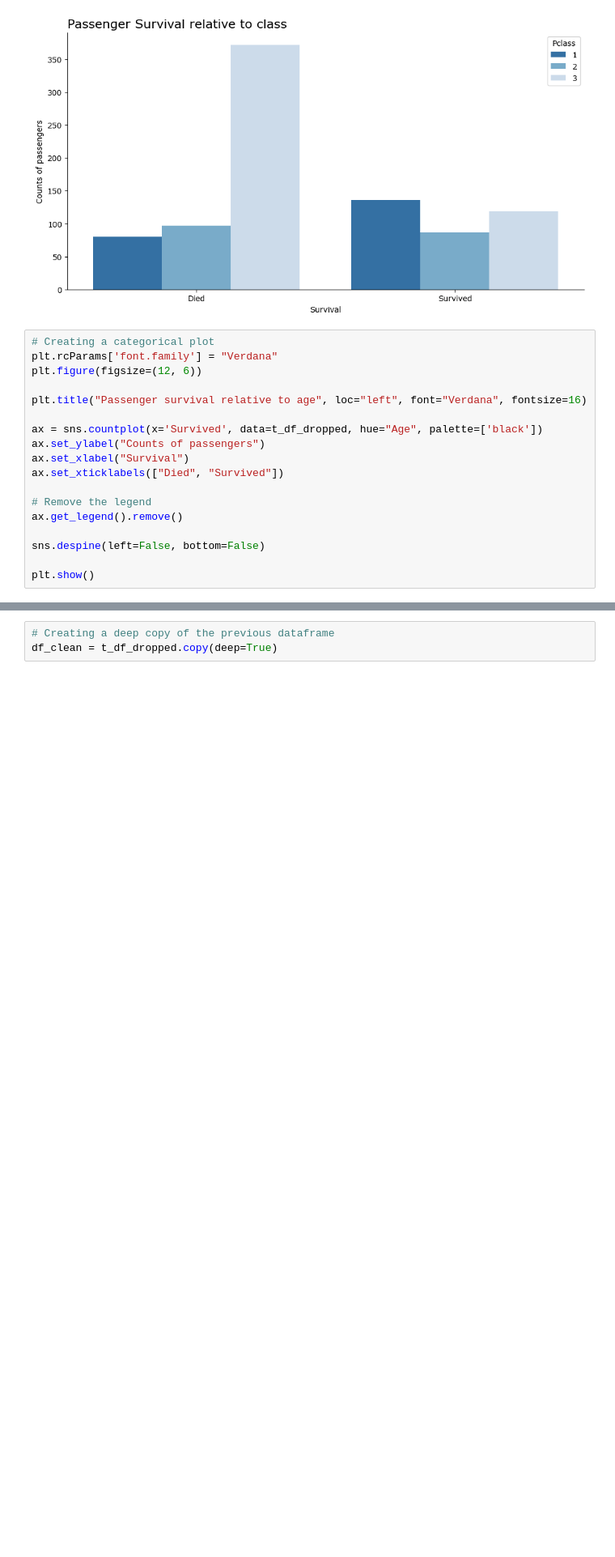
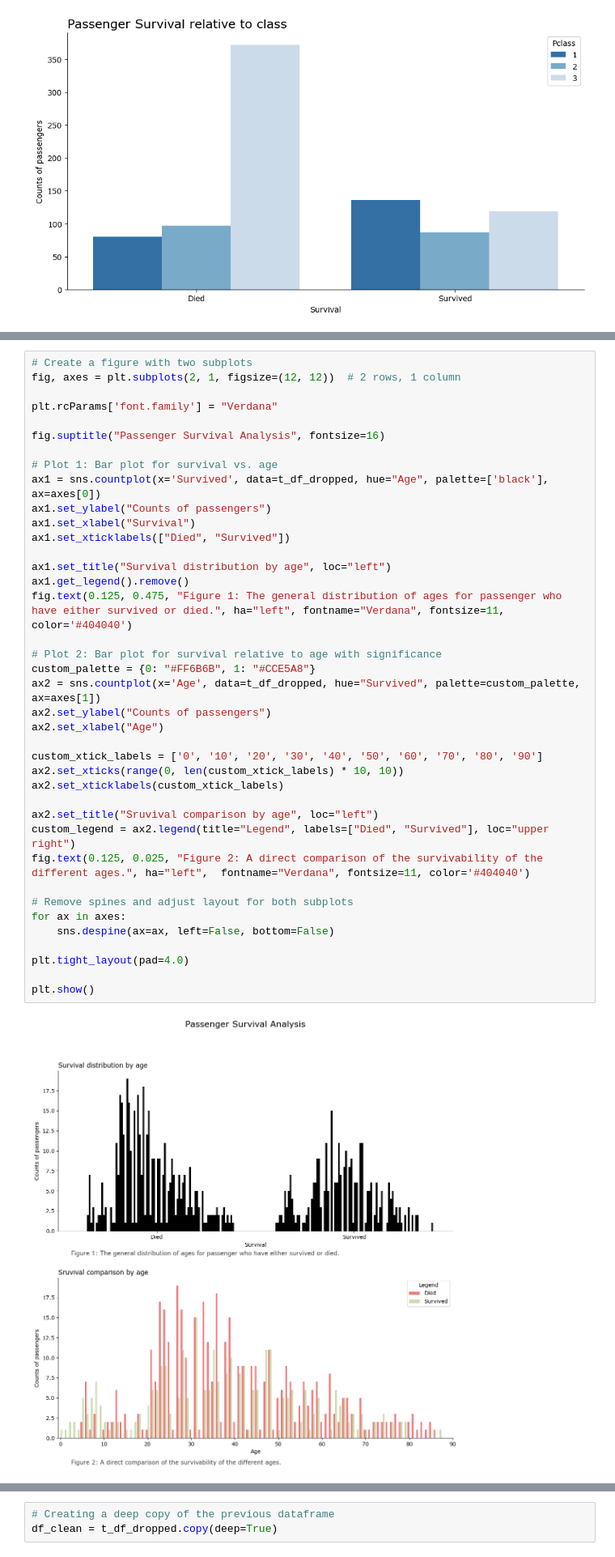
Before and after one commit to n3ur0mancer/kaggle_titanic_competition, a Jupyter notebook: titanic_comp_full.ipynb, the cells around one changed output, grey strips where cells are left out. Shown at 81% size. Cells and saved outputs as stored; diff of their text form; blank space fills up the shorter version.

```diff
--- a/titanic_comp_full.ipynb
+++ b/titanic_comp_full.ipynb
@@ -212,21 +215,3 @@ sns.despine(left=False, bottom=False)
 plt.show()
 # %% [output]
 [figure]
-# %%
-# Creating a categorical plot
-plt.rcParams['font.family'] = "Verdana"
-plt.figure(figsize=(12, 6))
-
-plt.title("Passenger survival relative to age", loc="left", font="Verdana", fontsize=16)
-
-ax = sns.countplot(x='Survived', data=t_df_dropped, hue="Age", palette=['black'])
-ax.set_ylabel("Counts of passengers")
-ax.set_xlabel("Survival")
-ax.set_xticklabels(["Died", "Survived"])
-
-# Remove the legend
-ax.get_legend().remove()
-
-sns.despine(left=False, bottom=False)
-
-plt.show()
@@ -258,0 +256,41 @@ plt.show()
+# %%
+# Create a figure with two subplots
+fig, axes = plt.subplots(2, 1, figsize=(12, 12))  # 2 rows, 1 column
+
+plt.rcParams['font.family'] = "Verdana"
+
+fig.suptitle("Passenger Survival Analysis", fontsize=16)
+
+# Plot 1: Bar plot for survival vs. age
+ax1 = sns.countplot(x='Survived', data=t_df_dropped, hue="Age", palette=['black'], ax=axes[0])
+ax1.set_ylabel("Counts of passengers")
+ax1.set_xlabel("Survival")
+ax1.set_xticklabels(["Died", "Survived"])
+
+ax1.set_title("Survival distribution by age", loc="left")
+ax1.get_legend().remove()
+fig.text(0.125, 0.475, "Figure 1: The general distribution of ages for passenger who have either survived or died.", ha="left", fontname="Verdana", fontsize=11, color='#404040')
+
+# Plot 2: Bar plot for survival relative to age with significance
+custom_palette = {0: "#FF6B6B", 1: "#CCE5A8"}
+ax2 = sns.countplot(x='Age', data=t_df_dropped, hue="Survived", palette=custom_palette, ax=axes[1])
+ax2.set_ylabel("Counts of passengers")
+ax2.set_xlabel("Age")
+
+custom_xtick_labels = ['0', '10', '20', '30', '40', '50', '60', '70', '80', '90']
+ax2.set_xticks(range(0, len(custom_xtick_labels) * 10, 10))
+ax2.set_xticklabels(custom_xtick_labels)
+
+ax2.set_title("Sruvival comparison by age", loc="left")
+custom_legend = ax2.legend(title="Legend", labels=["Died", "Survived"], loc="upper right")
+fig.text(0.125, 0.025, "Figure 2: A direct comparison of the survivability of the different ages.", ha="left",  fontname="Verdana", fontsize=11, color='#404040')
+
+# Remove spines and adjust layout for both subplots
+for ax in axes:
+    sns.despine(ax=ax, left=False, bottom=False)
+
+plt.tight_layout(pad=4.0)
+
+plt.show()
+# %% [output]
+[figure, added]
```
Also changed, not shown: parts of 9 cells of this notebook.
